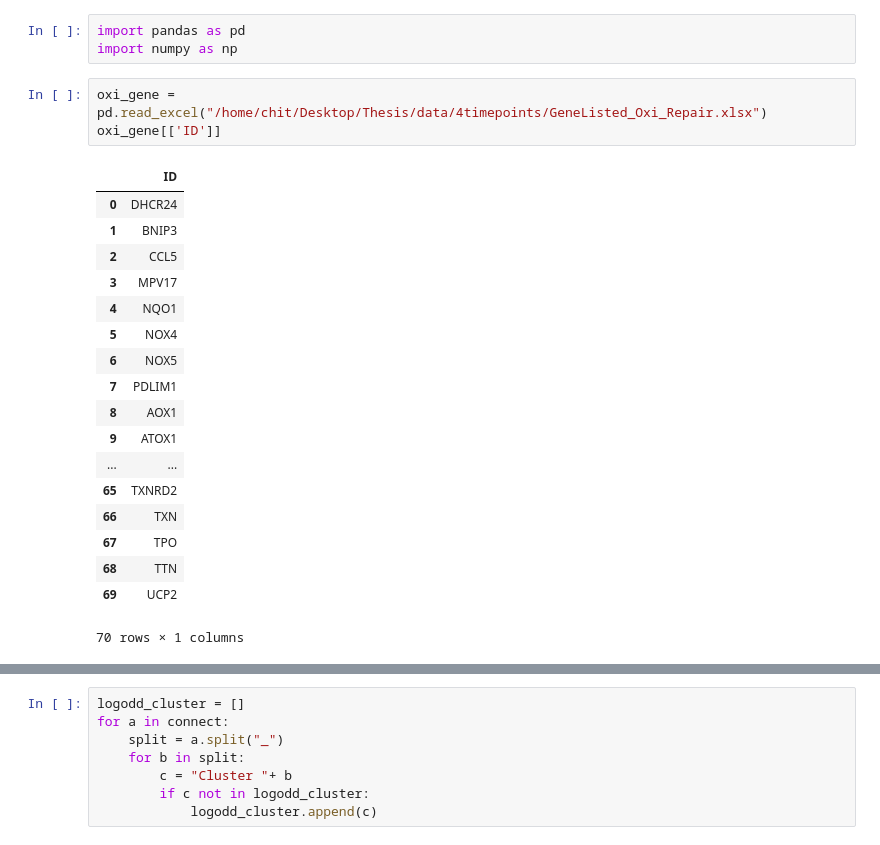
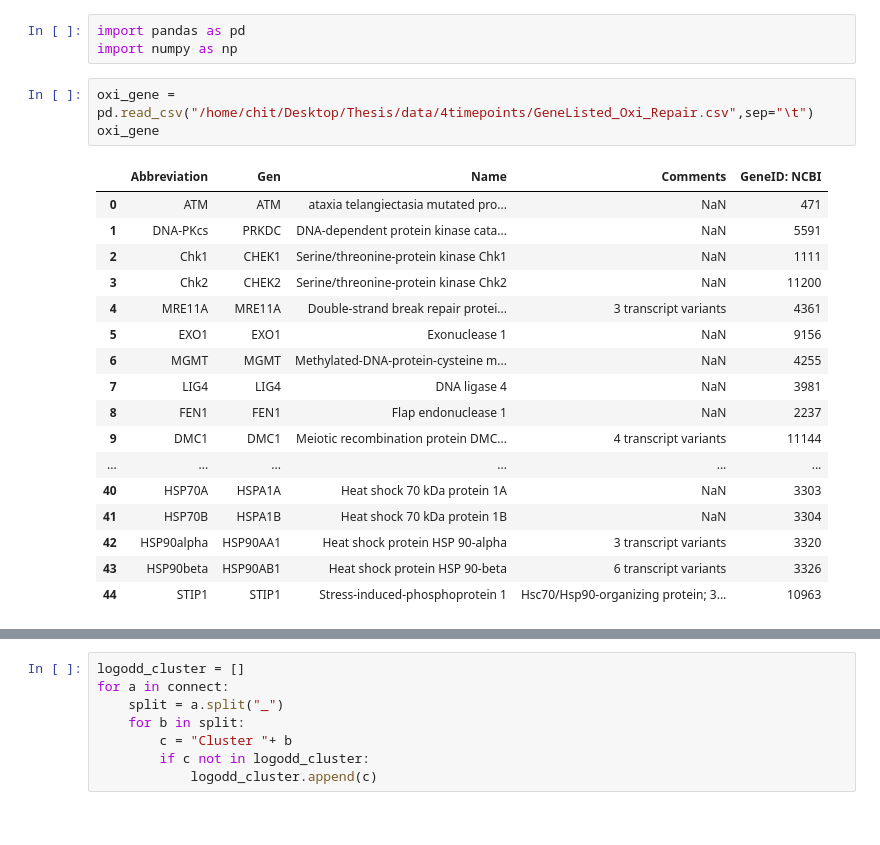
Before and after one commit to yollct/thesis_tool, a Jupyter notebook: Untitled.ipynb, the cells around one changed output, grey strips where cells are left out. Saved outputs shown, nothing was run; the diff lists cells and outputs as text.

```diff
--- a/Untitled.ipynb
+++ b/Untitled.ipynb
@@ -2,25 +2,24 @@
 import pandas as pd
 import numpy as np
 # %%
-oxi_gene = pd.read_excel("/home/chit/Desktop/Thesis/data/4timepoints/GeneListed_Oxi_Repair.xlsx")
-oxi_gene[['ID']]
+oxi_gene = pd.read_csv("/home/chit/Desktop/Thesis/data/4timepoints/GeneListed_Oxi_Repair.csv",sep="\t")
+oxi_gene
 # %% [output]
-|  | ID |
-| 0 | DHCR24 |
-| 1 | BNIP3 |
-| 2 | CCL5 |
-| 3 | MPV17 |
-| 4 | NQO1 |
-| 5 | NOX4 |
-| 6 | NOX5 |
-| 7 | PDLIM1 |
-| 8 | AOX1 |
-| 9 | ATOX1 |
-| ... | ... |
-| 65 | TXNRD2 |
-| 66 | TXN |
-| 67 | TPO |
-| 68 | TTN |
-| 69 | UCP2 |
+|  | Abbreviation | Gen | Name | Comments | GeneID: NCBI |
+| 0 | ATM | ATM | ataxia telangiectasia mutated pro... | NaN | 471 |
+| 1 | DNA-PKcs | PRKDC | DNA-dependent protein kinase cata... | NaN | 5591 |
+| 2 | Chk1 | CHEK1 | Serine/threonine-protein kinase Chk1 | NaN | 1111 |
+| 3 | Chk2 | CHEK2 | Serine/threonine-protein kinase Chk2 | NaN | 11200 |
+| 4 | MRE11A | MRE11A | Double-strand break repair protei... | 3 transcript variants | 4361 |
+| 5 | EXO1 | EXO1 | Exonuclease 1 | NaN | 9156 |
+| 6 | MGMT | MGMT | Methylated-DNA-protein-cysteine m... | NaN | 4255 |
+| 7 | LIG4 | LIG4 | DNA ligase 4 | NaN | 3981 |
+| 8 | FEN1 | FEN1 | Flap endonuclease 1 | NaN | 2237 |
+| 9 | DMC1 | DMC1 | Meiotic recombination protein DMC... | 4 transcript variants | 11144 |
+| ... | ... | ... | ... | ... | ... |
+| 40 | HSP70A | HSPA1A | Heat shock 70 kDa protein 1A | NaN | 3303 |
+| 41 | HSP70B | HSPA1B | Heat shock 70 kDa protein 1B | NaN | 3304 |
+| 42 | HSP90alpha | HSP90AA1 | Heat shock protein HSP 90-alpha | 3 transcript variants | 3320 |
+| 43 | HSP90beta | HSP90AB1 | Heat shock protein HSP 90-beta | 6 transcript variants | 3326 |
+| 44 | STIP1 | STIP1 | Stress-induced-phosphoprotein 1 | Hsc70/Hsp90-organizing protein; 3... | 10963 |
-70 rows × 1 columns
 # %%
```
Also changed, not shown: parts of 3 cells of this notebook, 1 other file.
